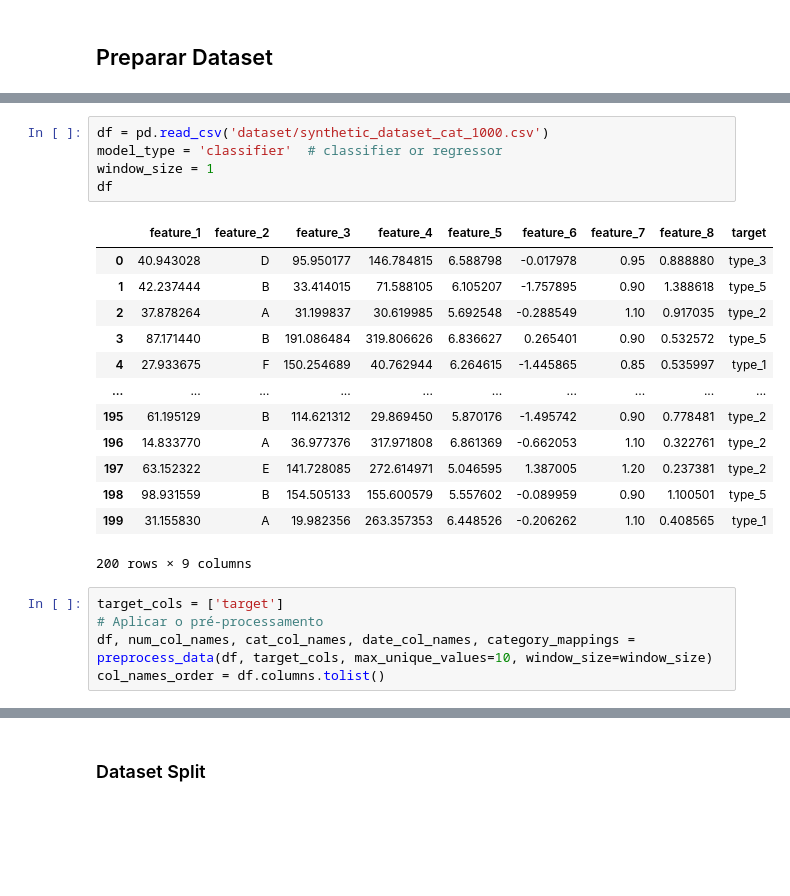
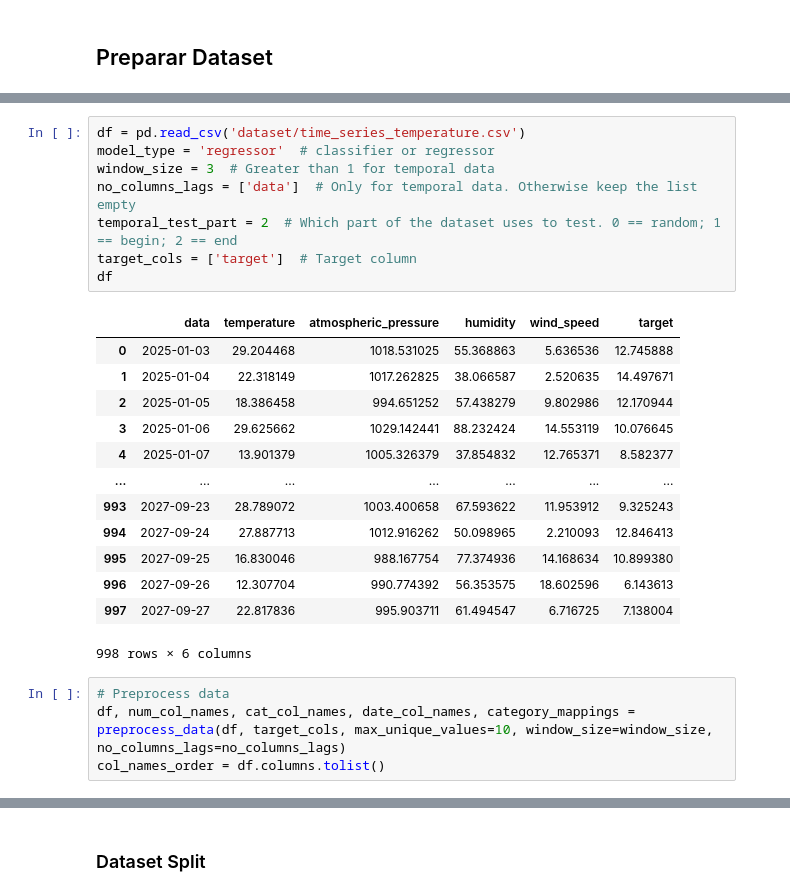
Before and after one commit to ProgramadorArtificial/treinar_dados_tabulares, a Jupyter notebook: train_sklearn.ipynb, the cells around one changed output, grey strips where cells are left out. Drawn from its saved outputs; the diff is of its cells as text; blank space fills up the shorter version.

```diff
--- a/train_sklearn.ipynb
+++ b/train_sklearn.ipynb
@@ -114,28 +115,30 @@ def preprocess_data(df, target_cols, max_unique_values=10, window_size=1):
 
     return df_copy, num_col_names, cat_col_names, date_col_names, mappings
 # %%
-df = pd.read_csv('dataset/synthetic_dataset_cat_1000.csv')
-model_type = 'classifier'  # classifier or regressor
-window_size = 1
+df = pd.read_csv('dataset/time_series_temperature.csv')
+model_type = 'regressor'  # classifier or regressor
+window_size = 3  # Greater than 1 for temporal data
+no_columns_lags = ['data']  # Only for temporal data. Otherwise keep the list empty
+temporal_test_part = 2  # Which part of the dataset uses to test. 0 == random; 1 == begin; 2 == end
+target_cols = ['target']  # Target column
 df
 # %% [output]
-|  | feature_1 | feature_2 | feature_3 | feature_4 | feature_5 | feature_6 | feature_7 | feature_8 | target |
-| 0 | 40.943028 | D | 95.950177 | 146.784815 | 6.588798 | -0.017978 | 0.95 | 0.888880 | type_3 |
-| 1 | 42.237444 | B | 33.414015 | 71.588105 | 6.105207 | -1.757895 | 0.90 | 1.388618 | type_5 |
-| 2 | 37.878264 | A | 31.199837 | 30.619985 | 5.692548 | -0.288549 | 1.10 | 0.917035 | type_2 |
-| 3 | 87.171440 | B | 191.086484 | 319.806626 | 6.836627 | 0.265401 | 0.90 | 0.532572 | type_5 |
-| 4 | 27.933675 | F | 150.254689 | 40.762944 | 6.264615 | -1.445865 | 0.85 | 0.535997 | type_1 |
-| ... | ... | ... | ... | ... | ... | ... | ... | ... | ... |
-| 195 | 61.195129 | B | 114.621312 | 29.869450 | 5.870176 | -1.495742 | 0.90 | 0.778481 | type_2 |
-| 196 | 14.833770 | A | 36.977376 | 317.971808 | 6.861369 | -0.662053 | 1.10 | 0.322761 | type_2 |
-| 197 | 63.152322 | E | 141.728085 | 272.614971 | 5.046595 | 1.387005 | 1.20 | 0.237381 | type_2 |
-| 198 | 98.931559 | B | 154.505133 | 155.600579 | 5.557602 | -0.089959 | 0.90 | 1.100501 | type_5 |
-| 199 | 31.155830 | A | 19.982356 | 263.357353 | 6.448526 | -0.206262 | 1.10 | 0.408565 | type_1 |
+|  | data | temperature | atmospheric_pressure | humidity | wind_speed | target |
+| 0 | 2025-01-03 | 29.204468 | 1018.531025 | 55.368863 | 5.636536 | 12.745888 |
+| 1 | 2025-01-04 | 22.318149 | 1017.262825 | 38.066587 | 2.520635 | 14.497671 |
+| 2 | 2025-01-05 | 18.386458 | 994.651252 | 57.438279 | 9.802986 | 12.170944 |
+| 3 | 2025-01-06 | 29.625662 | 1029.142441 | 88.232424 | 14.553119 | 10.076645 |
+| 4 | 2025-01-07 | 13.901379 | 1005.326379 | 37.854832 | 12.765371 | 8.582377 |
+| ... | ... | ... | ... | ... | ... | ... |
+| 993 | 2027-09-23 | 28.789072 | 1003.400658 | 67.593622 | 11.953912 | 9.325243 |
+| 994 | 2027-09-24 | 27.887713 | 1012.916262 | 50.098965 | 2.210093 | 12.846413 |
+| 995 | 2027-09-25 | 16.830046 | 988.167754 | 77.374936 | 14.168634 | 10.899380 |
+| 996 | 2027-09-26 | 12.307704 | 990.774392 | 56.353575 | 18.602596 | 6.143613 |
+| 997 | 2027-09-27 | 22.817836 | 995.903711 | 61.494547 | 6.716725 | 7.138004 |
-200 rows × 9 columns
+998 rows × 6 columns
 # %%
-target_cols = ['target']
-# Aplicar o pré-processamento
-df, num_col_names, cat_col_names, date_col_names, category_mappings = preprocess_data(df, target_cols, max_unique_values=10, window_size=window_size)
+# Preprocess data
+df, num_col_names, cat_col_names, date_col_names, category_mappings = preprocess_data(df, target_cols, max_unique_values=10, window_size=window_size, no_columns_lags=no_columns_lags)
 col_names_order = df.columns.tolist()
 # %%
 df
```
Also changed, not shown: parts of 22 cells of this notebook, 3 other files.
